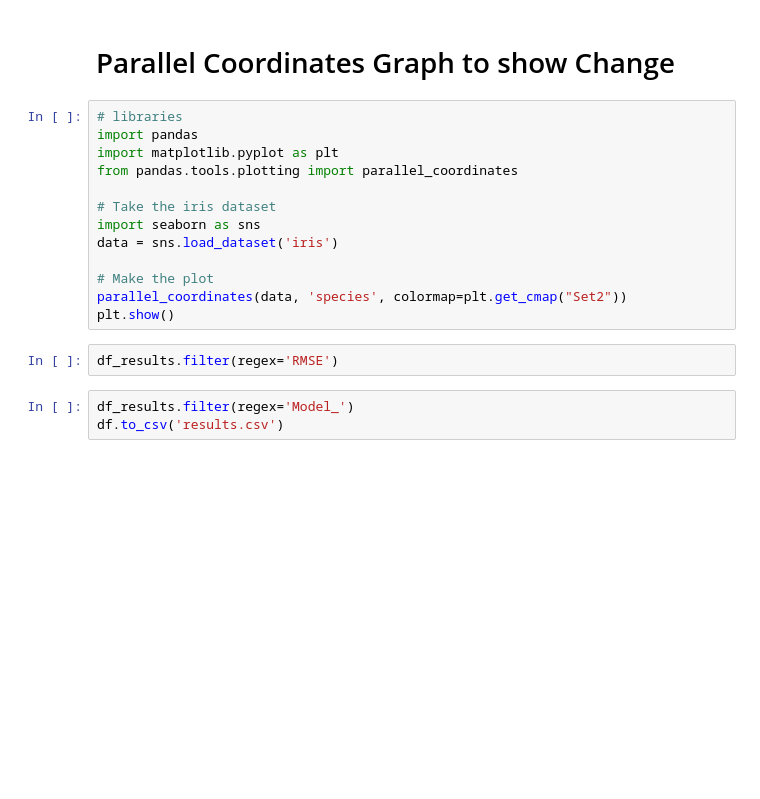
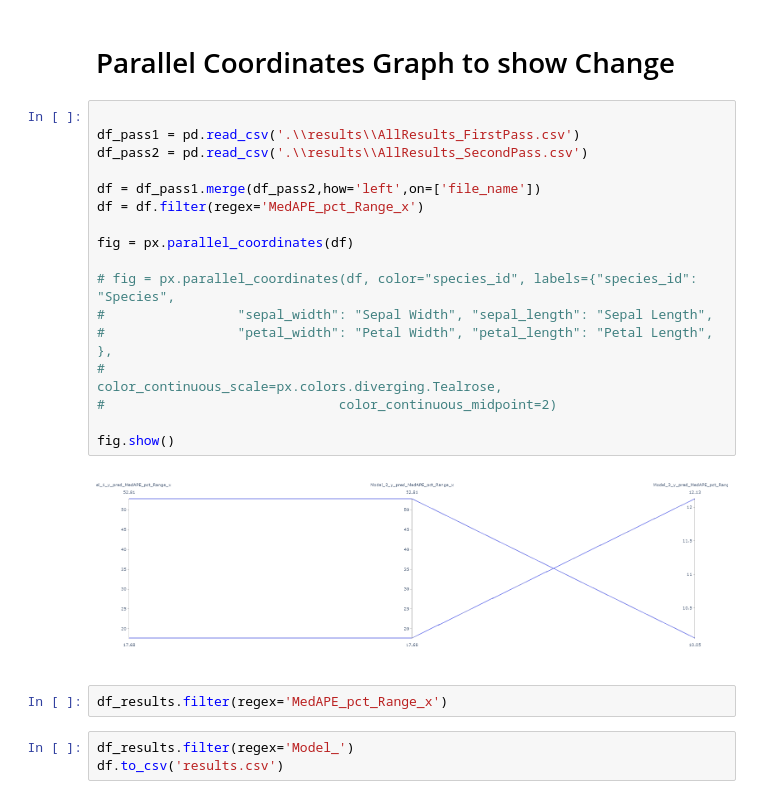
Before and after one commit to mikesbin99/Springboard_Capstone_Energy, a Jupyter notebook: Modeling_18.3.ipynb, the cells around one changed output. Saved outputs shown, nothing was run; the diff lists cells and outputs as text; blank space fills up the shorter version.

Commit message:
20210927 - Modeling Cleaned up
Both first and second pass working

```diff
--- a/Modeling_18.3.ipynb
+++ b/Modeling_18.3.ipynb
@@ -1036,20 +1262,26 @@ INFO:prophet:Disabling yearly seasonality. Run prophet with yearly_seasonality=T
 # %% [markdown]
 # Parallel Coordinates Graph to show Change
 # %%
-# libraries
-import pandas
-import matplotlib.pyplot as plt
-from pandas.tools.plotting import parallel_coordinates
 
-# Take the iris dataset
-import seaborn as sns
-data = sns.load_dataset('iris')
+df_pass1 = pd.read_csv('.\\results\\AllResults_FirstPass.csv')
+df_pass2 = pd.read_csv('.\\results\\AllResults_SecondPass.csv')
 
-# Make the plot
-parallel_coordinates(data, 'species', colormap=plt.get_cmap("Set2"))
-plt.show()
+df = df_pass1.merge(df_pass2,how='left',on=['file_name'])
+df = df.filter(regex='MedAPE_pct_Range_x')
+
+fig = px.parallel_coordinates(df)
+
+# fig = px.parallel_coordinates(df, color="species_id", labels={"species_id": "Species",
+#                 "sepal_width": "Sepal Width", "sepal_length": "Sepal Length",
+#                 "petal_width": "Petal Width", "petal_length": "Petal Length", },
+#                              color_continuous_scale=px.colors.diverging.Tealrose,
+#                              color_continuous_midpoint=2)
+
+fig.show()
+# %% [output]
+[figure, added]
 # %%
-df_results.filter(regex='RMSE')
+df_results.filter(regex='MedAPE_pct_Range_x')
 # %%
 df_results.filter(regex='Model_')
 df.to_csv('results.csv')
```
Also changed, not shown: parts of 3 cells of this notebook, 1 other file.
